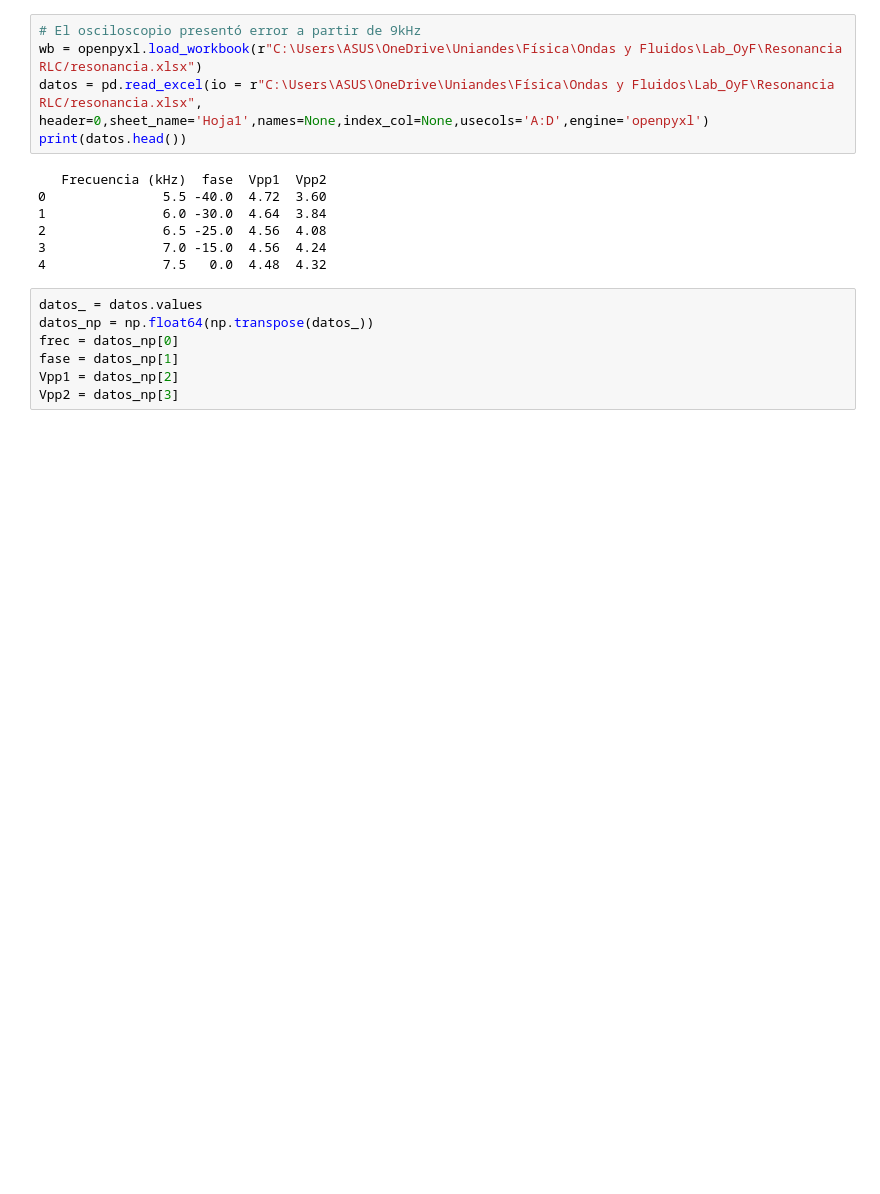
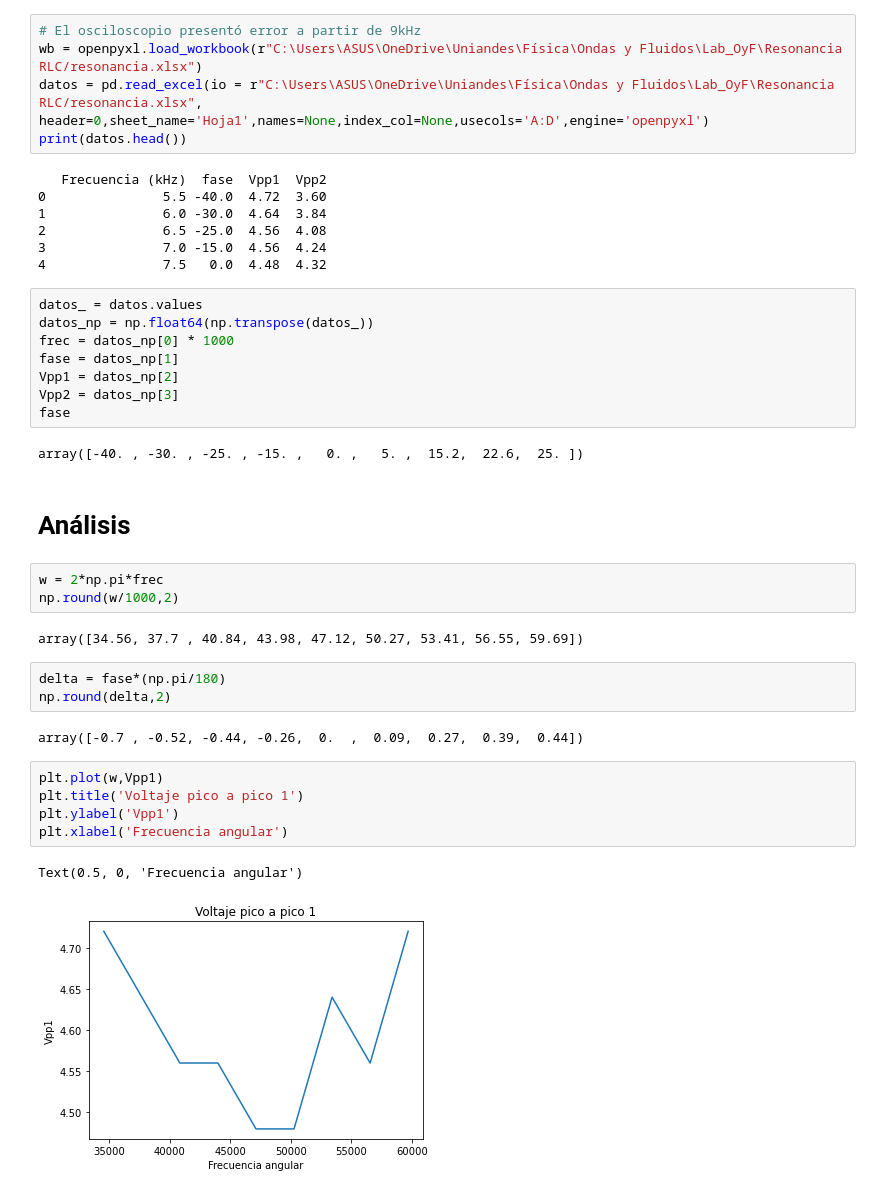
Before and after one commit to slaverdeg/Lab_OyF, a Jupyter notebook: Resonancia RLC/código_resonancia.ipynb, the cells around one changed output. Saved outputs shown, nothing was run; the diff lists cells and outputs as text; blank space fills up the shorter version.

```diff
--- a/Resonancia RLC/código_resonancia.ipynb
+++ b/Resonancia RLC/código_resonancia.ipynb
@@ -100,7 +114,30 @@ print(datos.head())
 # %%
 datos_ = datos.values
 datos_np = np.float64(np.transpose(datos_))
-frec = datos_np[0]
+frec = datos_np[0] * 1000
 fase = datos_np[1]
 Vpp1 = datos_np[2]
 Vpp2 = datos_np[3]
+fase
+# %% [output]
+array([-40. , -30. , -25. , -15. ,   0. ,   5. ,  15.2,  22.6,  25. ])
+# %% [markdown]
+# Análisis
+# %%
+w = 2*np.pi*frec
+np.round(w/1000,2)
+# %% [output]
+array([34.56, 37.7 , 40.84, 43.98, 47.12, 50.27, 53.41, 56.55, 59.69])
+# %%
+delta = fase*(np.pi/180)
+np.round(delta,2)
+# %% [output]
+array([-0.7 , -0.52, -0.44, -0.26,  0.  ,  0.09,  0.27,  0.39,  0.44])
+# %%
+plt.plot(w,Vpp1)
+plt.title('Voltaje pico a pico 1')
+plt.ylabel('Vpp1')
+plt.xlabel('Frecuencia angular')
+# %% [output]
+Text(0.5, 0, 'Frecuencia angular')
+[figure, added]
```
Also changed, not shown: parts of 13 cells of this notebook, 6 other files.
